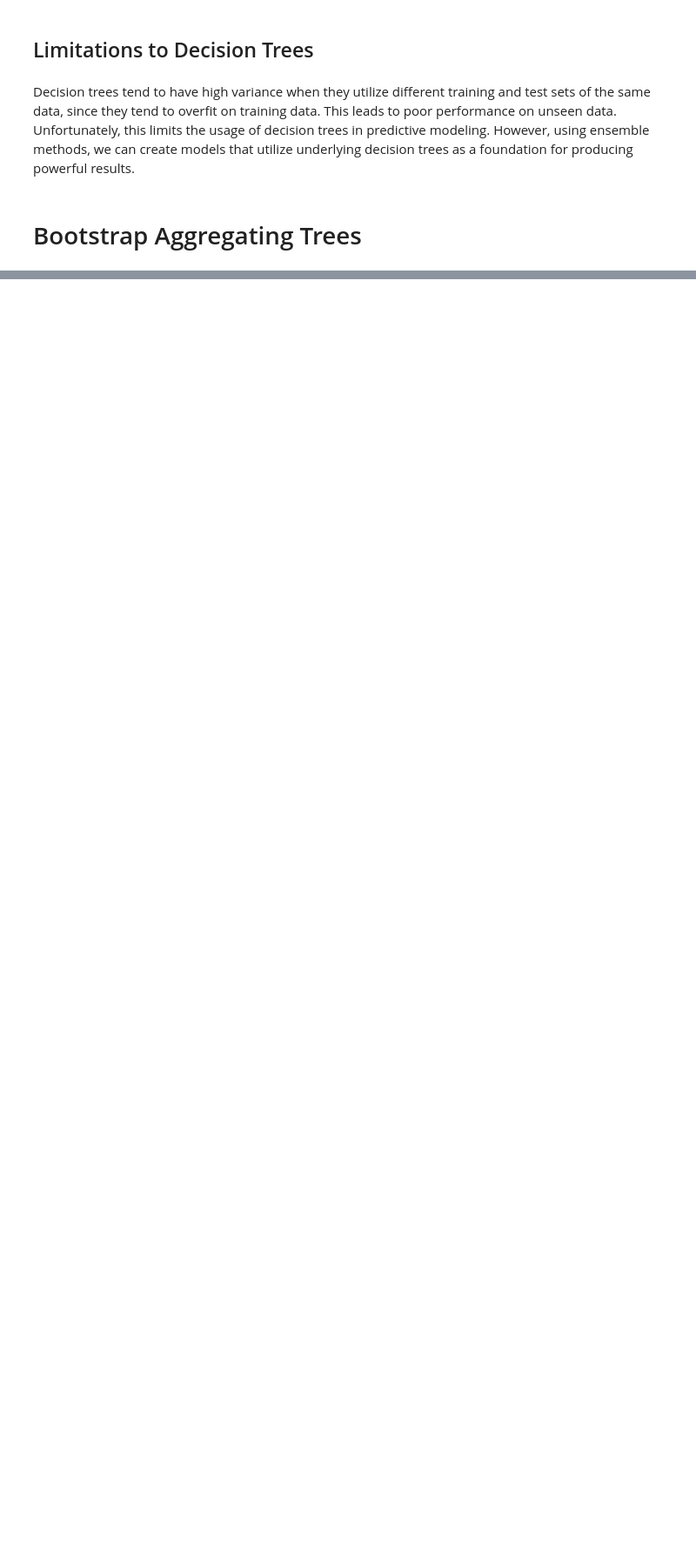
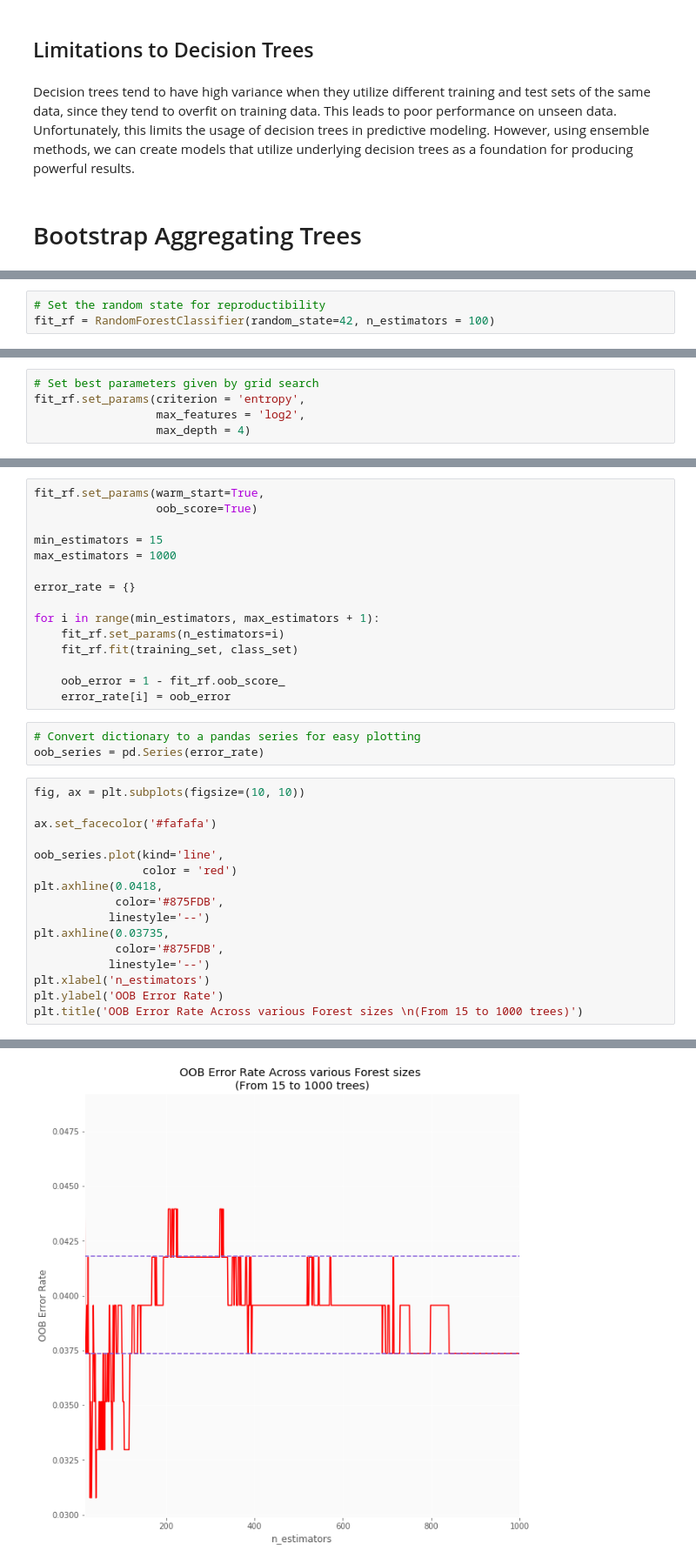
Before and after one commit to atlas-github/Lots_of_Useful_Code, a Jupyter notebook: Introduction_to_Random_Forests.ipynb, the cells around one changed output, grey strips where cells are left out. Shown at 87% size. Saved outputs shown, nothing was run; the diff lists cells and outputs as text; blank space fills up the shorter version.

```diff
--- a/Introduction_to_Random_Forests.ipynb
+++ b/Introduction_to_Random_Forests.ipynb
@@ -26,0 +260,3 @@ Decision trees tend to have high variance when they utilize different training a
+# %%
+# Set the random state for reproductibility
+fit_rf = RandomForestClassifier(random_state=42, n_estimators = 100)
@@ -26,0 +295,5 @@ Decision trees tend to have high variance when they utilize different training a
+# %%
+# Set best parameters given by grid search
+fit_rf.set_params(criterion = 'entropy',
+                  max_features = 'log2',
+                  max_depth = 4)
@@ -26,0 +318,35 @@ Decision trees tend to have high variance when they utilize different training a
+# %%
+fit_rf.set_params(warm_start=True,
+                  oob_score=True)
+
+min_estimators = 15
+max_estimators = 1000
+
+error_rate = {}
+
+for i in range(min_estimators, max_estimators + 1):
+    fit_rf.set_params(n_estimators=i)
+    fit_rf.fit(training_set, class_set)
+
+    oob_error = 1 - fit_rf.oob_score_
+    error_rate[i] = oob_error
+# %%
+# Convert dictionary to a pandas series for easy plotting
+oob_series = pd.Series(error_rate)
+# %%
+fig, ax = plt.subplots(figsize=(10, 10))
+
+ax.set_facecolor('#fafafa')
+
+oob_series.plot(kind='line',
+                color = 'red')
+plt.axhline(0.0418,
+            color='#875FDB',
+           linestyle='--')
+plt.axhline(0.03735,
+            color='#875FDB',
+           linestyle='--')
+plt.xlabel('n_estimators')
+plt.ylabel('OOB Error Rate')
+plt.title('OOB Error Rate Across various Forest sizes \n(From 15 to 1000 trees)')
+# %% [output]
@@ -26,0 +354 @@ Decision trees tend to have high variance when they utilize different training a
+[figure, added]
```
Also changed, not shown: parts of 100 cells of this notebook.
